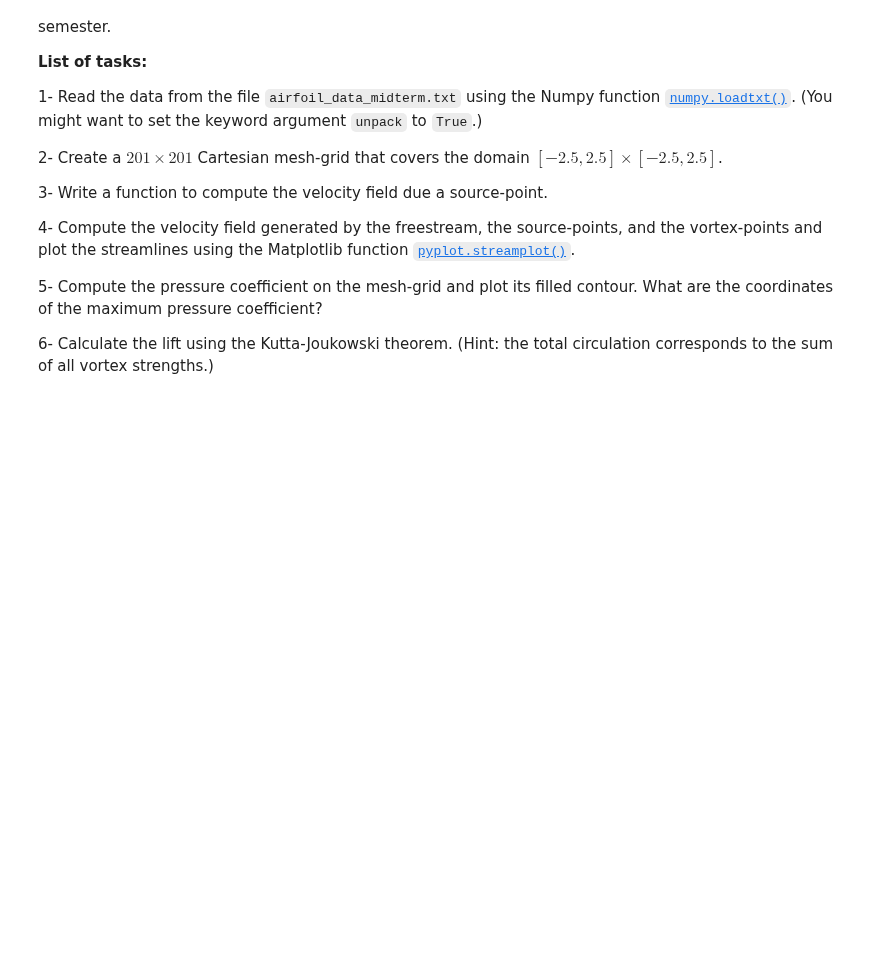
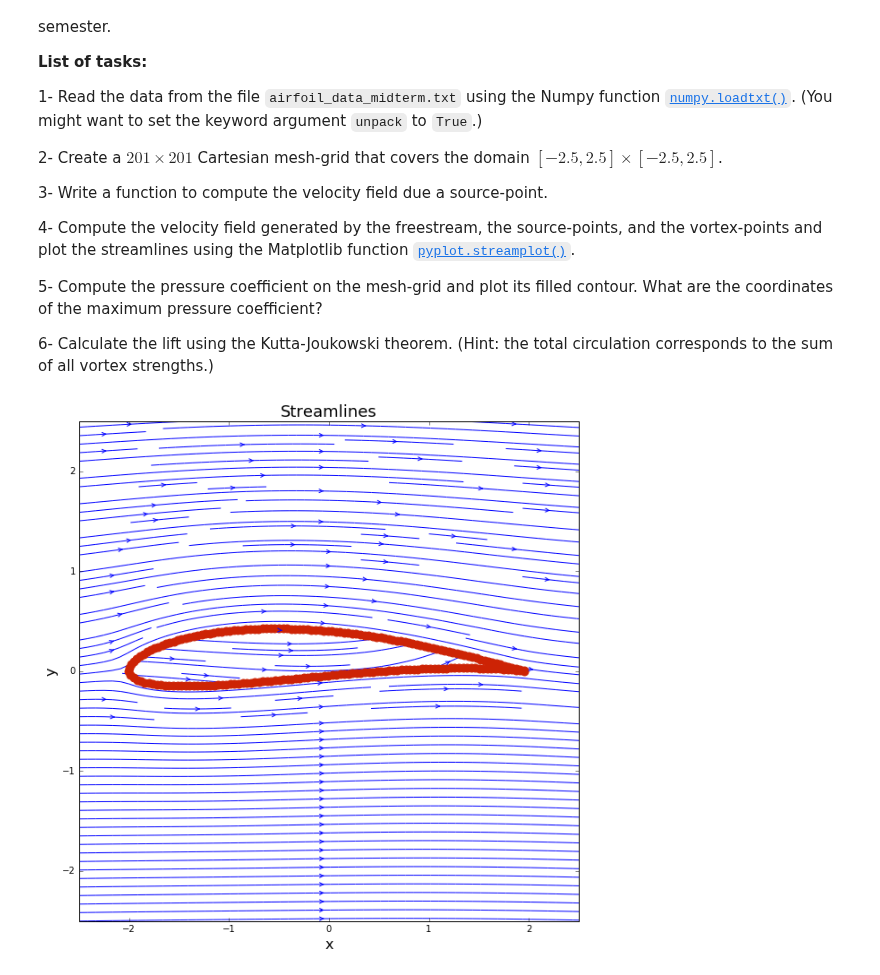
Before and after one commit to Pjgeno14/mae6226-workspace, a Jupyter notebook: midterm/midterm.ipynb, the cells around one changed output. Drawn from its saved outputs; the diff is of its cells as text; code cells hidden in the pictures; blank space fills up the shorter version.

```diff
--- a/midterm/midterm.ipynb
+++ b/midterm/midterm.ipynb
@@ -506,0 +639,42 @@ Well, they are the solution from a source-vortex panel method that we are going
+# %%
+# source velocity field
+u_source = numpy.zeros(numpy.shape(X))
+v_source = numpy.zeros(numpy.shape(X))
+psi_source = numpy.zeros(numpy.shape(X))
+
+for i in range(len(x_source)):
+    u, v = get_velocity_source(strength_source[i], x_source[i], y_source[i], X, Y)
+    psi = get_stream_function_source(strength_source[i], x_source[i], y_source[i], X, Y)
+    u_source = u + u_source
+    v_source = v + v_source
+    psi_source = psi + psi_source
+# %%
+# vortex velocity field
+u_vortex = numpy.zeros(numpy.shape(X))
+v_vortex = numpy.zeros(numpy.shape(X))
+psi_vortex = numpy.zeros(numpy.shape(X))
+
+for i in range(len(x_source)):
+    u, v = get_velocity_vortex(strength_vortex[i], x_source[i], y_source[i], X, Y)
+    psi = get_stream_function_vortex(strength_vortex[i], x_source[i], y_source[i], X, Y)
+    u_vortex = u + u_vortex
+    v_vortex = v + v_vortex
+    psi_vortex = psi + psi_vortex
+# %%
+# superposition of sources and vortices on freestream
+u = u_freestream + u_source + u_vortex
+v = v_freestream + v_source + v_vortex
+psi = psi_freestream + psi_source + psi_vortex
+# %%
+# plot the streamlines
+size = 10
+pyplot.figure(figsize=(size, (y_end-y_start)/(x_end-x_start)*size))
+pyplot.xlabel('x', fontsize = 16)
+pyplot.ylabel('y', fontsize=16)
+pyplot.xlim(x_start, x_end)
+pyplot.ylim(y_start, y_end)
+pyplot.title('Streamlines', fontsize=18)
+pyplot.streamplot(X, Y, u, v, density=2, linewidth=1, arrowsize=1, arrowstyle='->')
+pyplot.scatter(x_source, y_source, color='#CD2305', s=80, marker='o');
+# %% [output]
+[figure, added]
```
Also changed, not shown: parts of 7 cells of this notebook.
